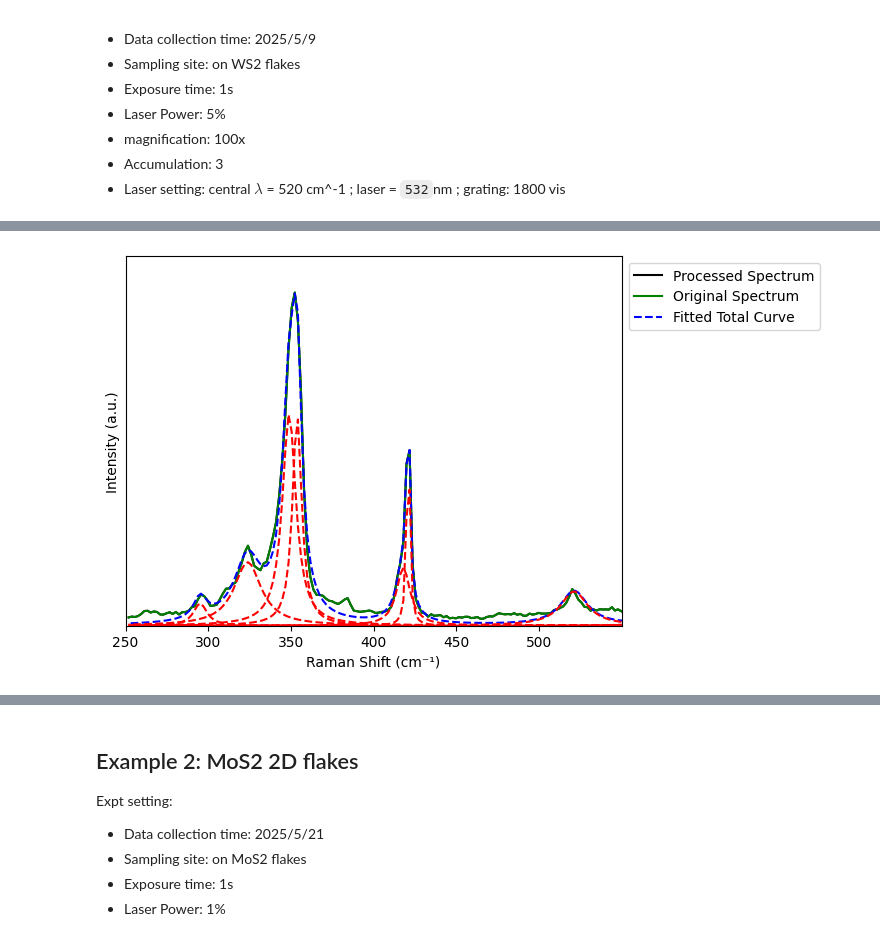
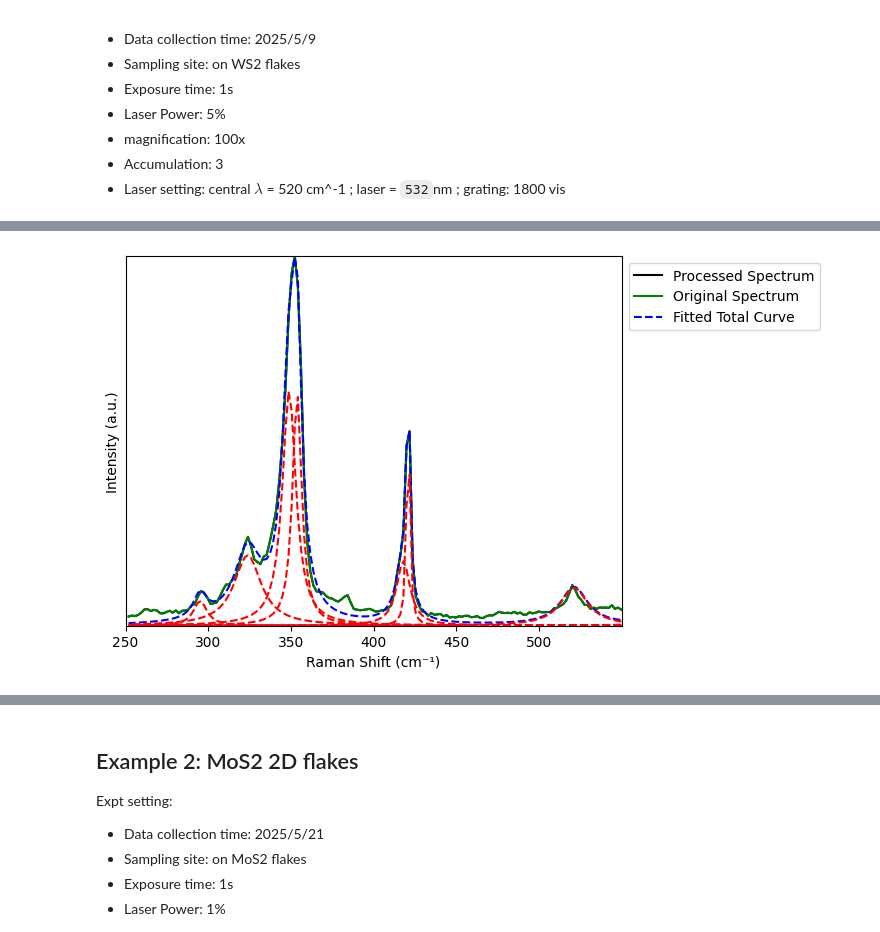
Before and after one commit to barry063/RamanPL_2D, a Jupyter notebook: example-usage/Ramanfit/Raman_component.ipynb, the cells around one changed output, grey strips where cells are left out. Saved outputs shown, nothing was run; the diff lists cells and outputs as text; code cells hidden in the pictures.

```diff
--- a/example-usage/Ramanfit/Raman_component.ipynb
+++ b/example-usage/Ramanfit/Raman_component.ipynb
@@ -24,6 +24,7 @@ spectra, wavenumber = RamanFit.DataImporter.data_import(
 raman_fit = RamanFit.RamanFit(spectra, wavenumber,
                      materials=['WS2'],         # Load materials, if no materials are provided, then WS2 is fitted
                      substrate='Si',            # Default substrate is Si (SiO2 and Si are )
+                     peak_profile="lorentzian", # Choose between "lorentzian" or "pvoigt"
                      normalize=True,            # Normalize your peak intensity
                      background_remove=False,   # If you Raman contains slanted intensity, use this, otherwise no
                      smoothing=False            # Smooth too noisy signal, only if needed
@@ -46,7 +47,7 @@ params, params_cov = raman_fit.fit_spectrum()
 xlim = [250, 550]
 raman_fit.plot_fit(params,                      # The Lorentzian parameters fitted
                    offset=0, scale=1,           # Plot offset or scale of fitted curve relative to raw data
-                   x_lim=xlim, y_lim=[0,3500],  # set x-y axis limits
+                   x_lim=xlim, y_lim=[0,1],  # set x-y axis limits
 
                    # set x-axis ticks
                    x_ticks=range(xlim[0],xlim[1],50)
@@ -65,6 +66,6 @@ Si                   521.31          20.00         0.10         10.00
 
 E12g(Γ)-A1g(Γ) separation: 67.22 cm⁻¹
 
 Normalized Residual: 0.0230 (0 = perfect fit)
-[figure, old version]
+[figure, new version]
 # %%
```
Also changed, not shown: parts of 2 cells of this notebook, 13 other files.
